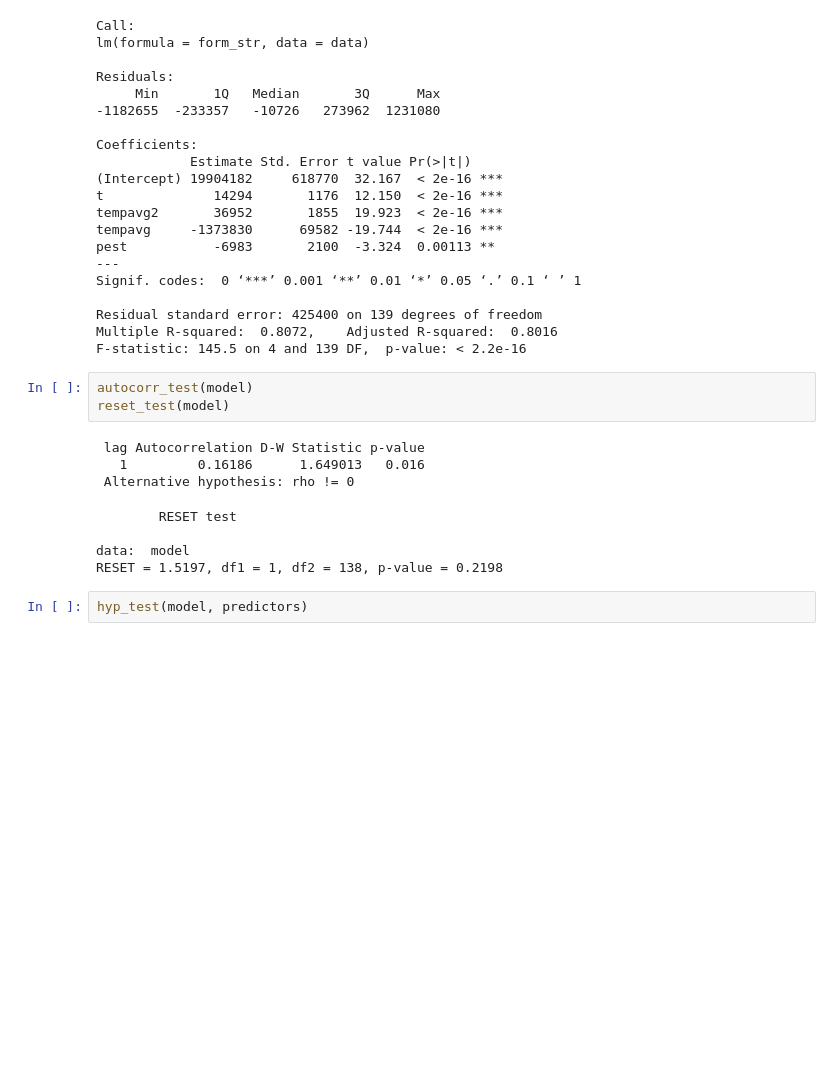
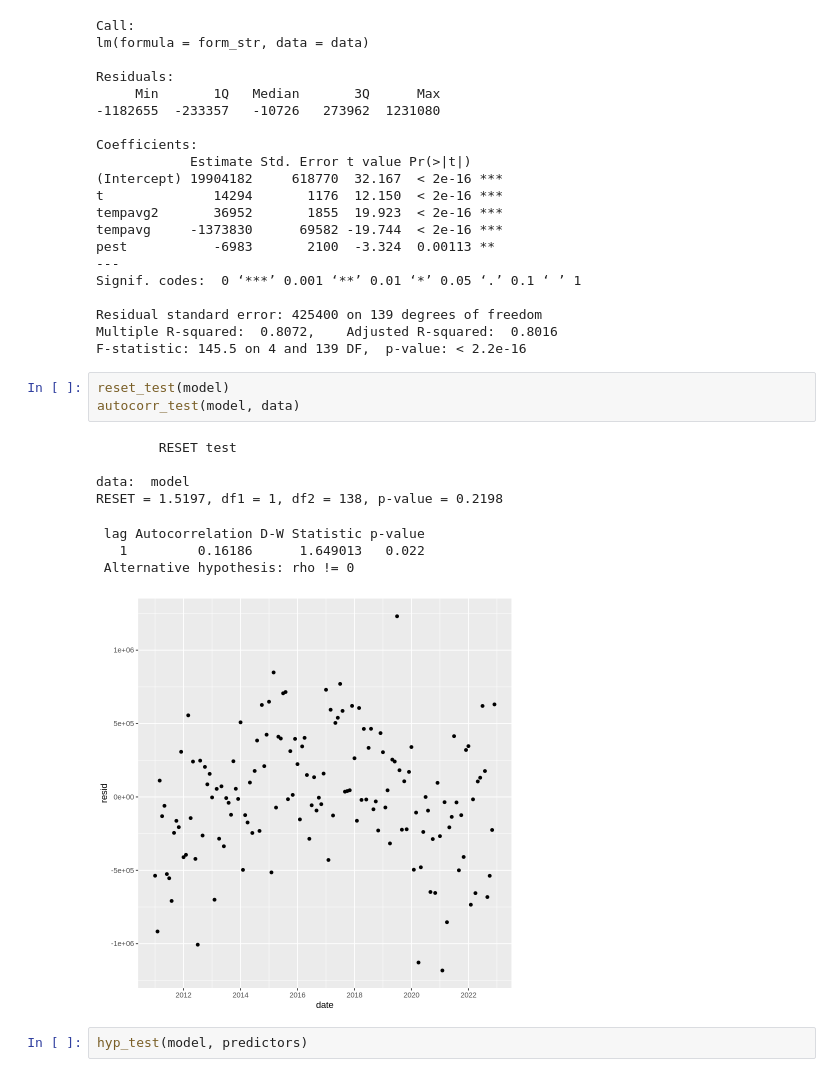
Before and after one commit to jpoletti/elec-demand-arg, a Jupyter notebook: ESP.ipynb, the cells around one changed output. Drawn from its saved outputs; the diff is of its cells as text; blank space fills up the shorter version.

```diff
--- a/ESP.ipynb
+++ b/ESP.ipynb
@@ -305,17 +326,18 @@ Signif. codes:  0 ‘***’ 0.001 ‘**’ 0.01 ‘*’ 0.05 ‘.’ 0.1 ‘ ’
 Residual standard error: 425400 on 139 degrees of freedom
 Multiple R-squared:  0.8072,    Adjusted R-squared:  0.8016
 F-statistic: 145.5 on 4 and 139 DF,  p-value: < 2.2e-16
-# %%
-autocorr_test(model)
-reset_test(model)
-# %% [output]
- lag Autocorrelation D-W Statistic p-value
-   1         0.16186      1.649013   0.016
- Alternative hypothesis: rho != 0
-        RESET test
-
-data:  model
-RESET = 1.5197, df1 = 1, df2 = 138, p-value = 0.2198
+# %%
+reset_test(model)
+autocorr_test(model, data)
+# %% [output]
+        RESET test
+
+data:  model
+RESET = 1.5197, df1 = 1, df2 = 138, p-value = 0.2198
+ lag Autocorrelation D-W Statistic p-value
+   1         0.16186      1.649013   0.022
+ Alternative hypothesis: rho != 0
+[figure, added]
 # %%
 hyp_test(model, predictors)
 # %% [output]
```
Also changed, not shown: parts of 14 cells of this notebook.
